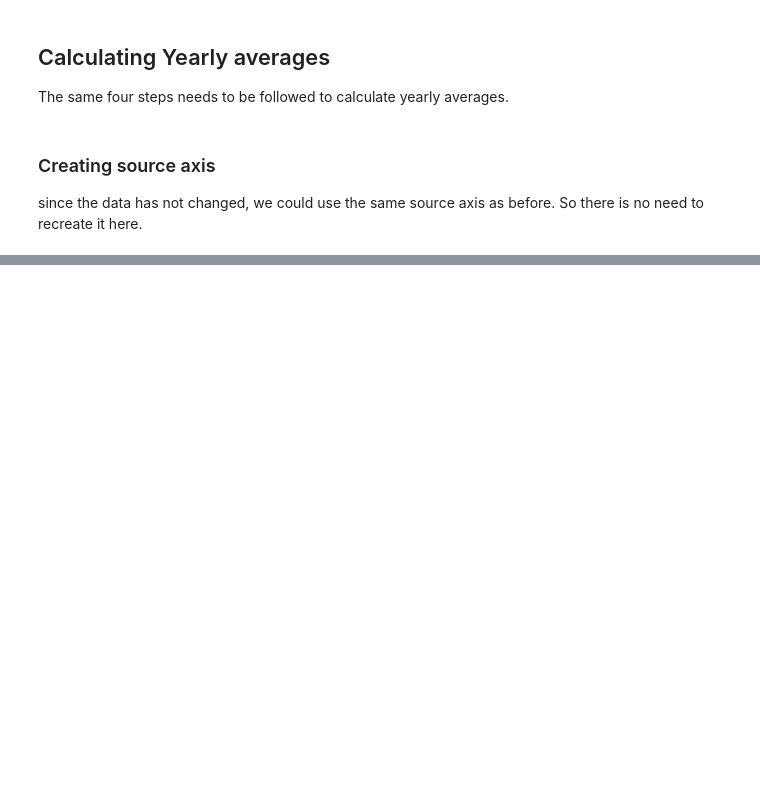
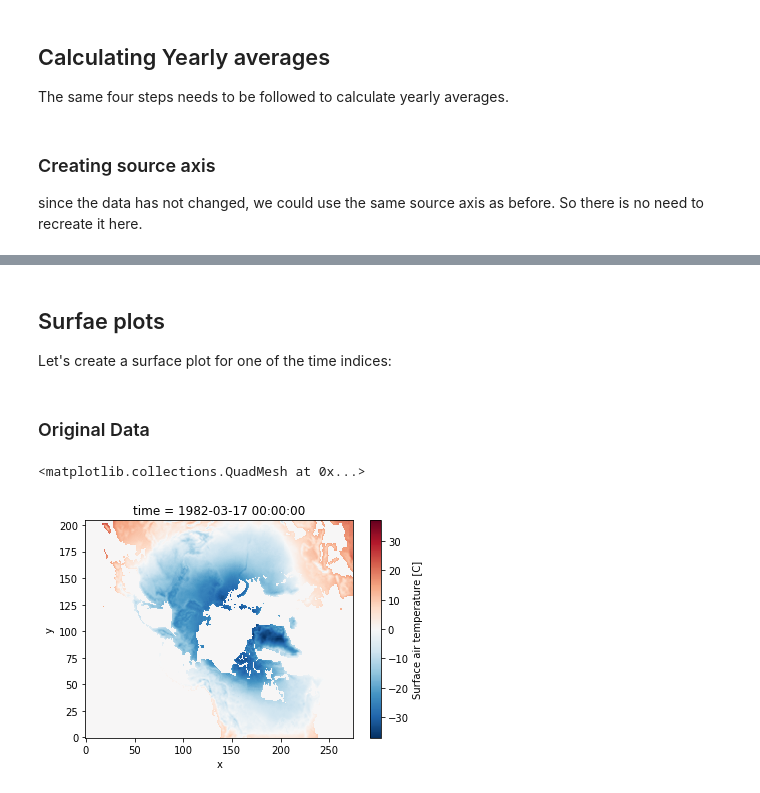
Before and after one commit to coderepocenter/AxisUtilities, a Jupyter notebook: notebooks/RealData_Example_01.ipynb, the cells around one changed output, grey strips where cells are left out. Saved outputs shown, nothing was run; the diff lists cells and outputs as text; code cells hidden in the pictures; blank space fills up the shorter version.

```diff
--- a/notebooks/RealData_Example_01.ipynb
+++ b/notebooks/RealData_Example_01.ipynb
@@ -197,2 +271,14 @@ np.testing.assert_allclose(Tair_remapped[0], ds_resampled.data[0])
+# %% [markdown]
+## Surfae plots
+Let's create a surface plot for one of the time indices:
+# %%
+fraction = 0.5
+# %% [markdown]
+### Original Data
 # %%
-ds_resampled.isel(time=0).plot()
+monthly_air_temperature\
+    .isel(time=int(monthly_air_temperature.shape[0]*fraction))\
+    .plot()
+# %% [output]
+<matplotlib.collections.QuadMesh at 0x...>
+[figure, added]
```
Also changed, not shown: parts of 43 cells of this notebook, 4 other files.
